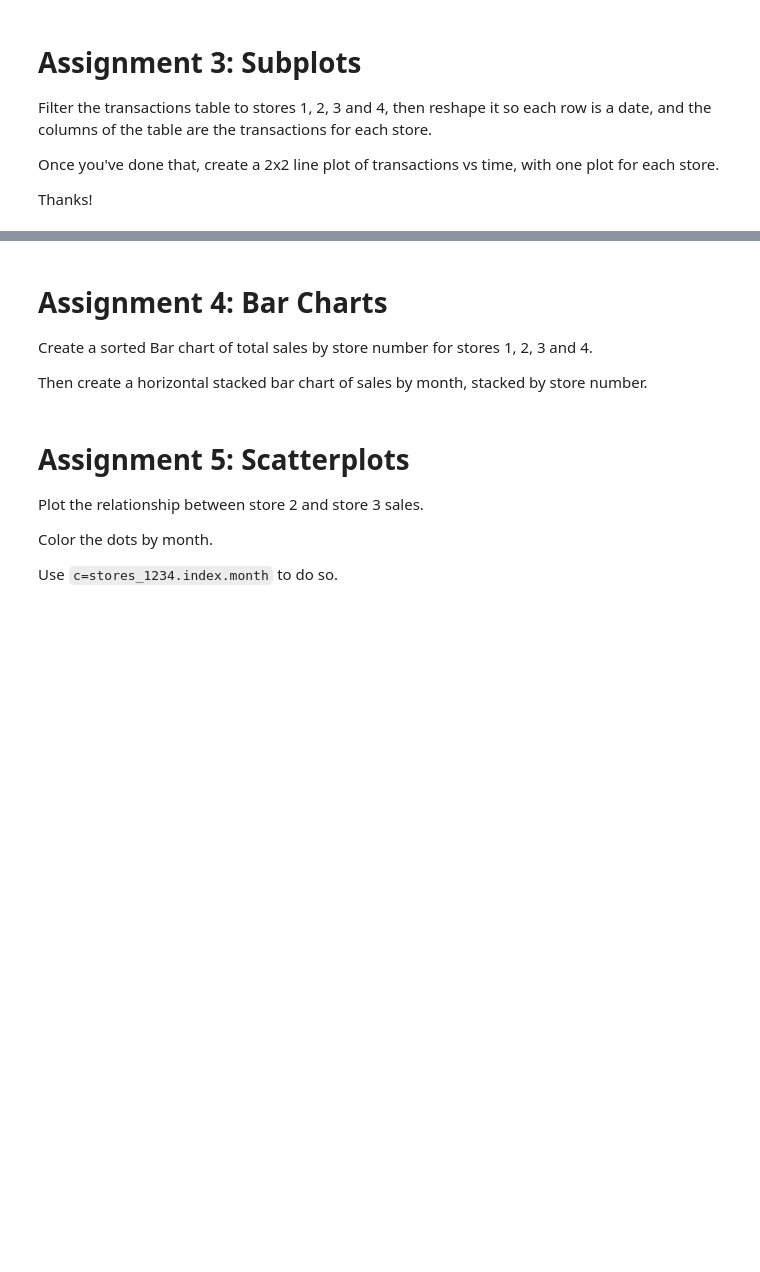
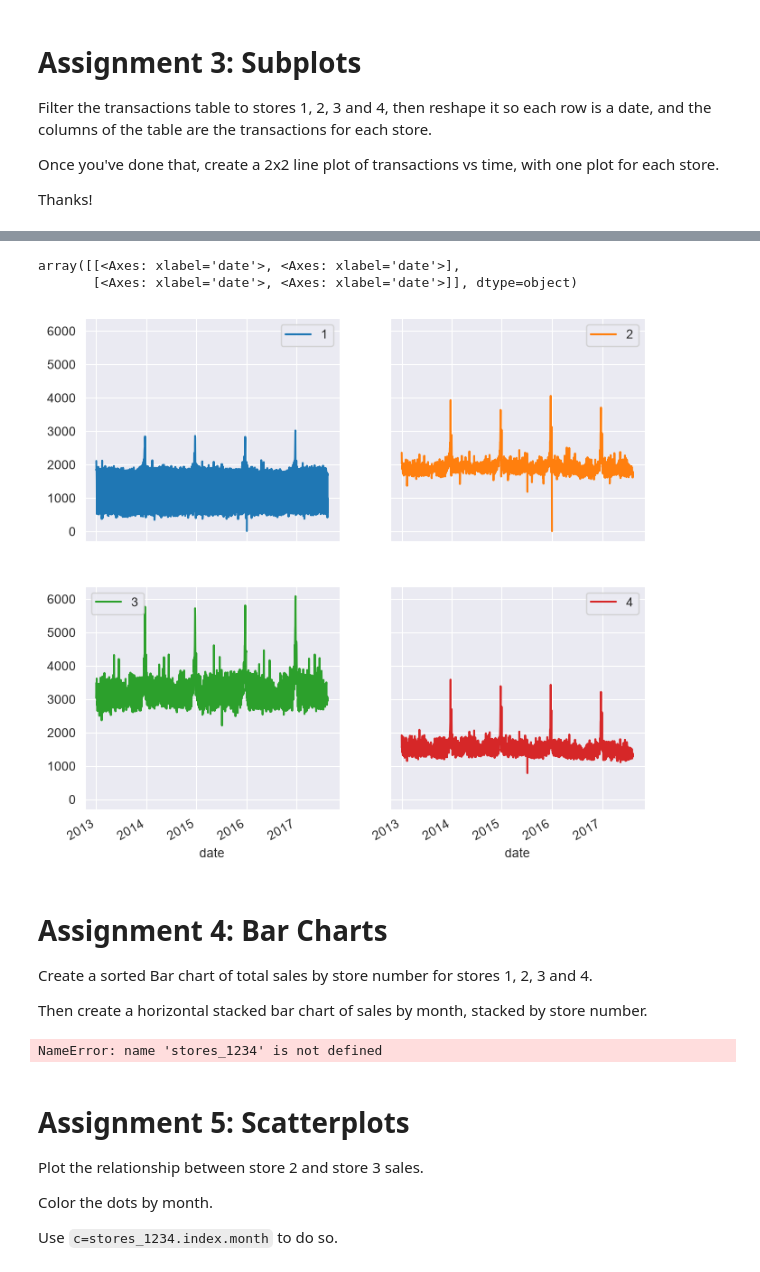
Before and after one commit to Pouria7gh/NumPy_Pandas, a Jupyter notebook: 4_Data_Visualization/section05_data_viz.ipynb, the cells around one changed output, grey strips where cells are left out. Saved outputs shown, nothing was run; the diff lists cells and outputs as text; code cells hidden in the pictures; blank space fills up the shorter version.

Commit message:
Data Visualization Assignment 3: Subplots

```diff
--- a/4_Data_Visualization/section05_data_viz.ipynb
+++ b/4_Data_Visualization/section05_data_viz.ipynb
@@ -60,4 +60,5 @@ Once you've done that, create a 2x2 line plot of transactions vs time, with one
 
 Thanks!
 # %%
-transactions = pd.read_csv("../retail/transactions.csv")
+transactions = pd.read_csv("./assets/transactions.csv", parse_dates=['date'])
+transactions.head()
@@ -63,0 +72,6 @@ transactions = pd.read_csv("../retail/transactions.csv")
+# %%
+stores_1234 = (transactions
+    .query("store_nbr in [1, 2, 3, 4]")
+    .pivot(index='date', columns='store_nbr', values='transactions')
+)
+stores_1234
@@ -64,3 +93,14 @@ transactions = pd.read_csv("../retail/transactions.csv")
+# %%
+stores_1234.plot(
+    subplots=True,
+    layout=(2, 2),
+    figsize=(8, 8),
+    sharey=True
+)
+# %% [output]
+array([[<Axes: xlabel='date'>, <Axes: xlabel='date'>],
+       [<Axes: xlabel='date'>, <Axes: xlabel='date'>]], dtype=object)
+[figure, added]
 # %% [markdown]
 # Assignment 4: Bar Charts
 
@@ -73,6 +113,8 @@ Then create a horizontal stacked bar chart of sales by month, stacked by store n
 stores_1234.index = stores_1234.index.astype("datetime64[ns]")
 
 stores_1234
+# %% [output]
+NameError: name 'stores_1234' is not defined
 # %%
 # stores_1234.index.month will allow you to groupby the month! You can also slice it.
 # %% [markdown]
```
Also changed, not shown: parts of 2 cells of this notebook, 1 other file.
